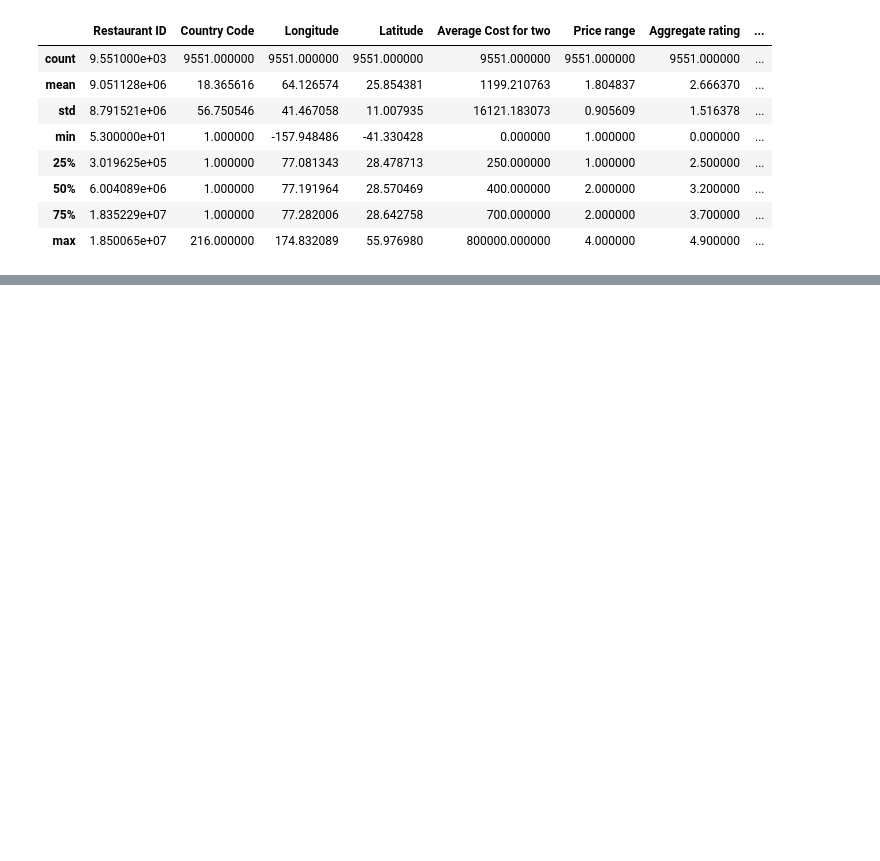
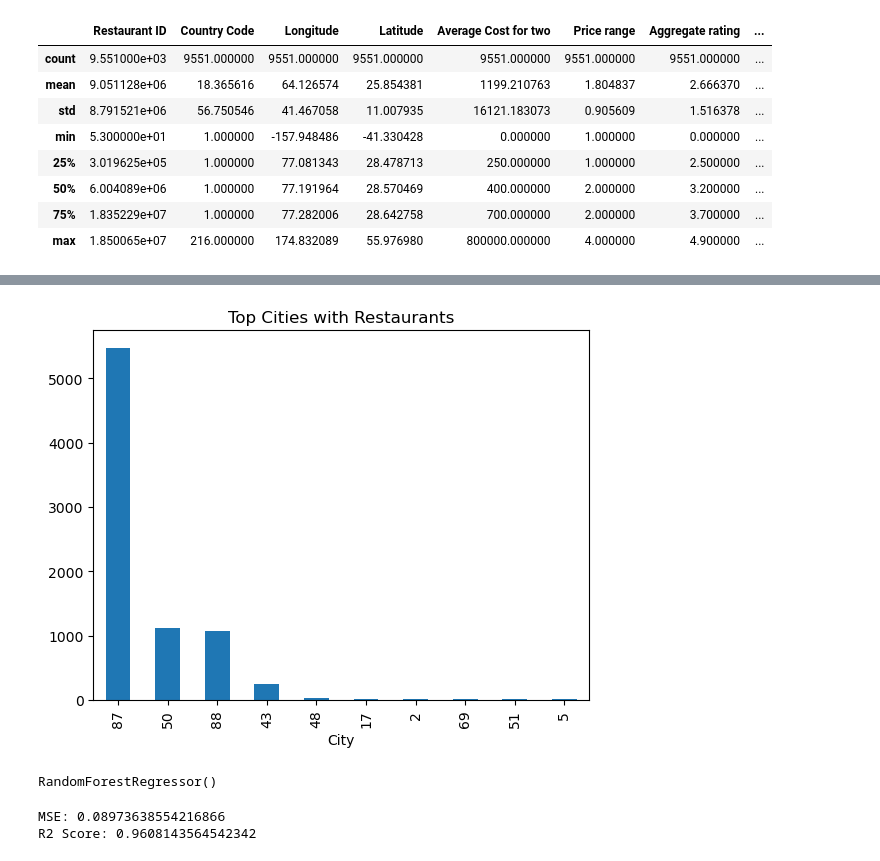
Before and after one commit to rshewatkar/restaurant-ml-project, a Jupyter notebook: notebooks/restaurant_analysis.ipynb.ipynb, the cells around one changed output, grey strips where cells are left out. Saved outputs shown, nothing was run; the diff lists cells and outputs as text; code cells hidden in the pictures; blank space fills up the shorter version.

Commit message:
compleated EDA and model training at initial stage

```diff
--- a/notebooks/restaurant_analysis.ipynb.ipynb
+++ b/notebooks/restaurant_analysis.ipynb.ipynb
@@ -52,0 +227,6 @@ df.describe()
+# %%
+df['City'].value_counts().head(10).plot(kind='bar')
+plt.title("Top Cities with Restaurants")
+plt.show()
+# %% [output]
+[figure, added]
@@ -52,0 +242,8 @@ df.describe()
+# %%
+from sklearn.ensemble import RandomForestRegressor
+
+model = RandomForestRegressor()
+
+model.fit(X_train, y_train)
+# %% [output]
+RandomForestRegressor()
@@ -52,0 +252,11 @@ df.describe()
+# %%
+from sklearn.metrics import mean_squared_error, r2_score
+
+mse = mean_squared_error(y_test, y_pred)
+r2 = r2_score(y_test, y_pred)
+
+print("MSE:", mse)
+print("R2 Score:", r2)
+# %% [output]
+MSE: 0.08973638554216866
+R2 Score: 0.9608143564542342
```
Also changed, not shown: parts of 26 cells of this notebook, 1 other file.
